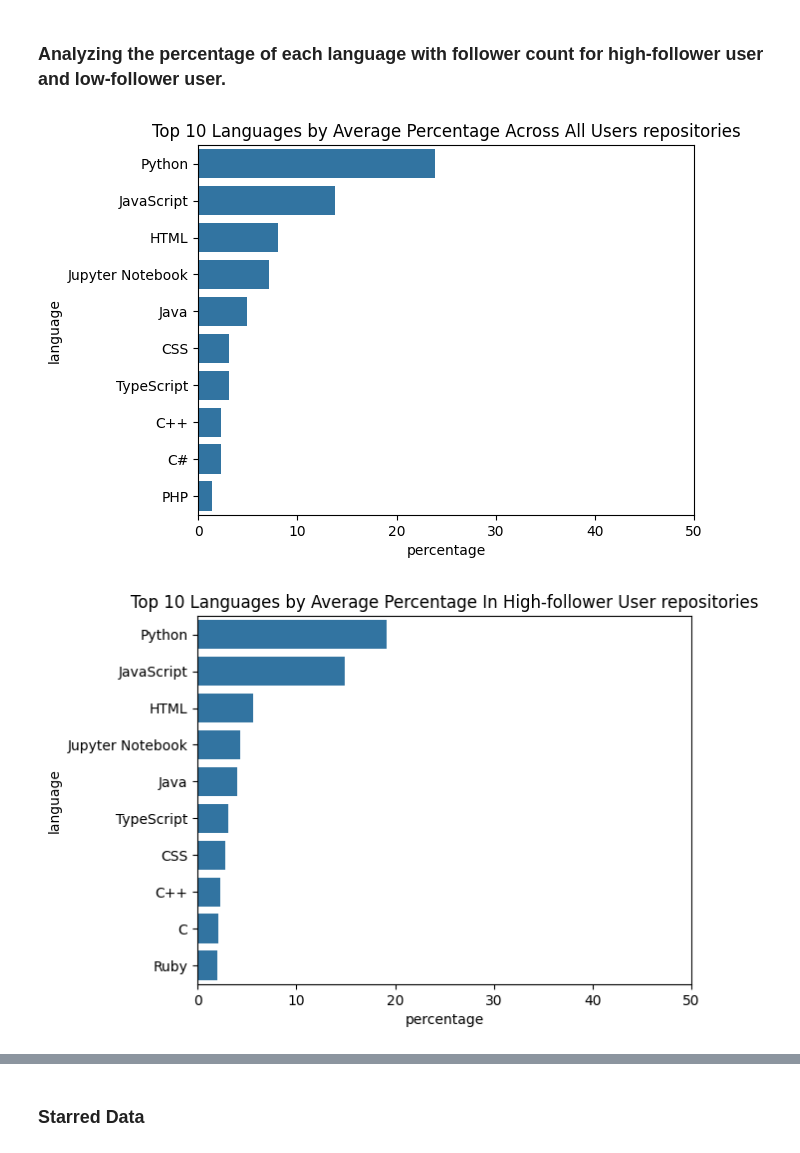
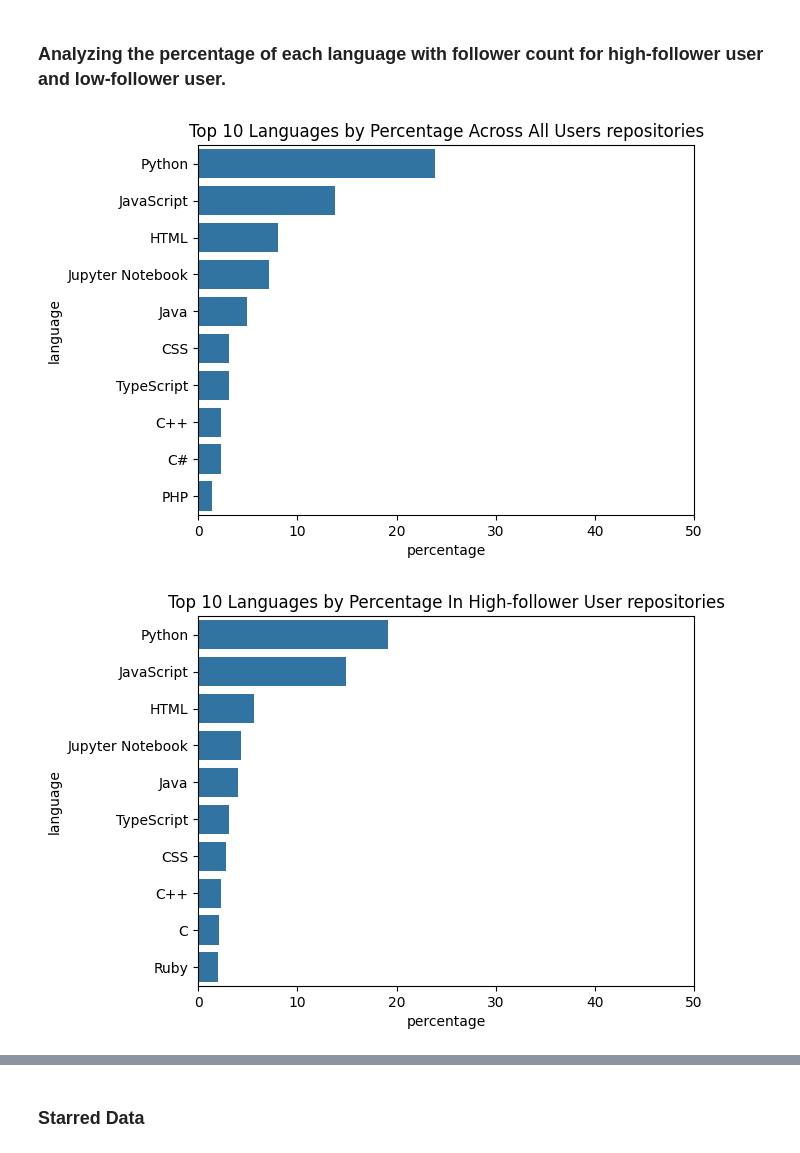
Before and after one commit to kritserv/analyze-how-python-developer-use-github, a Jupyter notebook: data_analysis.ipynb, the cells around one changed output, grey strips where cells are left out. Drawn from its saved outputs; the diff is of its cells as text; code cells hidden in the pictures.

Commit message:
change title in top10 language graph in data analysis notebook

```diff
--- a/data_analysis.ipynb
+++ b/data_analysis.ipynb
@@ -521,11 +521,11 @@ for each fork in total `forks` that someone have in all of their repositories, t
 # %% [markdown]
 ### Analyzing the percentage of each language with follower count for high-follower user and low-follower user.
 # %%
-PlotTop10LanguagePercentage(repo_data, title = 'Top 10 Languages by Average Percentage Across All Users repositories', xlim=50)
+PlotTop10LanguagePercentage(repo_data, title = 'Top 10 Languages by Percentage Across All Users repositories', xlim=50)
 # %% [output]
-[figure, old version]
+[figure, new version]
 # %%
-PlotTop10LanguagePercentage(high_follower_repo_data, title = 'Top 10 Languages by Average Percentage In High-follower User repositories', xlim=50)
+PlotTop10LanguagePercentage(high_follower_repo_data, title = 'Top 10 Languages by Percentage In High-follower User repositories', xlim=50)
 # %% [output]
-[figure, old version]
+[figure, new version]
 # %%
```
Also changed, not shown: parts of 12 cells of this notebook.
